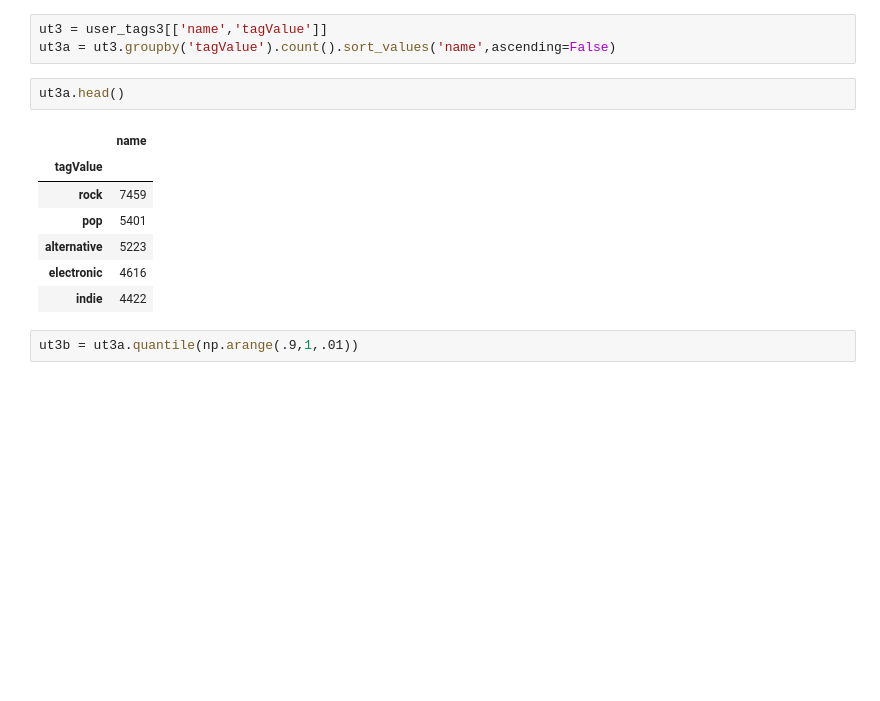
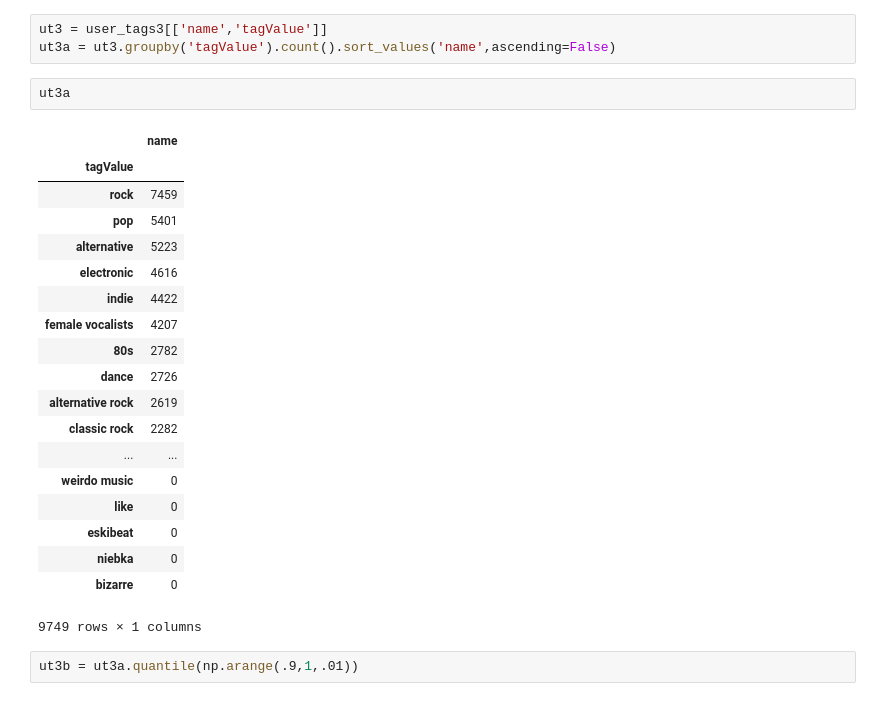
Before and after one commit to cipher813/recommender_system, a Jupyter notebook: notebooks/LastFM_Recommender_DataCleaning.ipynb, the cells around one changed output. Saved outputs shown, nothing was run; the diff lists cells and outputs as text; blank space fills up the shorter version.

```diff
--- a/notebooks/LastFM_Recommender_DataCleaning.ipynb
+++ b/notebooks/LastFM_Recommender_DataCleaning.ipynb
@@ -221,15 +228,27 @@ user_tags3.head()
 ut3 = user_tags3[['name','tagValue']]
 ut3a = ut3.groupby('tagValue').count().sort_values('name',ascending=False)
 # %%
-ut3a.head()
+ut3a
 # %% [output]
 |  | name |
 | tagValue |  |
 | rock | 7459 |
 | pop | 5401 |
 | alternative | 5223 |
 | electronic | 4616 |
 | indie | 4422 |
+| female vocalists | 4207 |
+| 80s | 2782 |
+| dance | 2726 |
+| alternative rock | 2619 |
+| classic rock | 2282 |
+| ... | ... |
+| weirdo music | 0 |
+| like | 0 |
+| eskibeat | 0 |
+| niebka | 0 |
+| bizarre | 0 |
+9749 rows × 1 columns
 # %%
 ut3b = ut3a.quantile(np.arange(.9,1,.01))
 # %%
```
Also changed, not shown: parts of 13 cells of this notebook, 1 other file.
